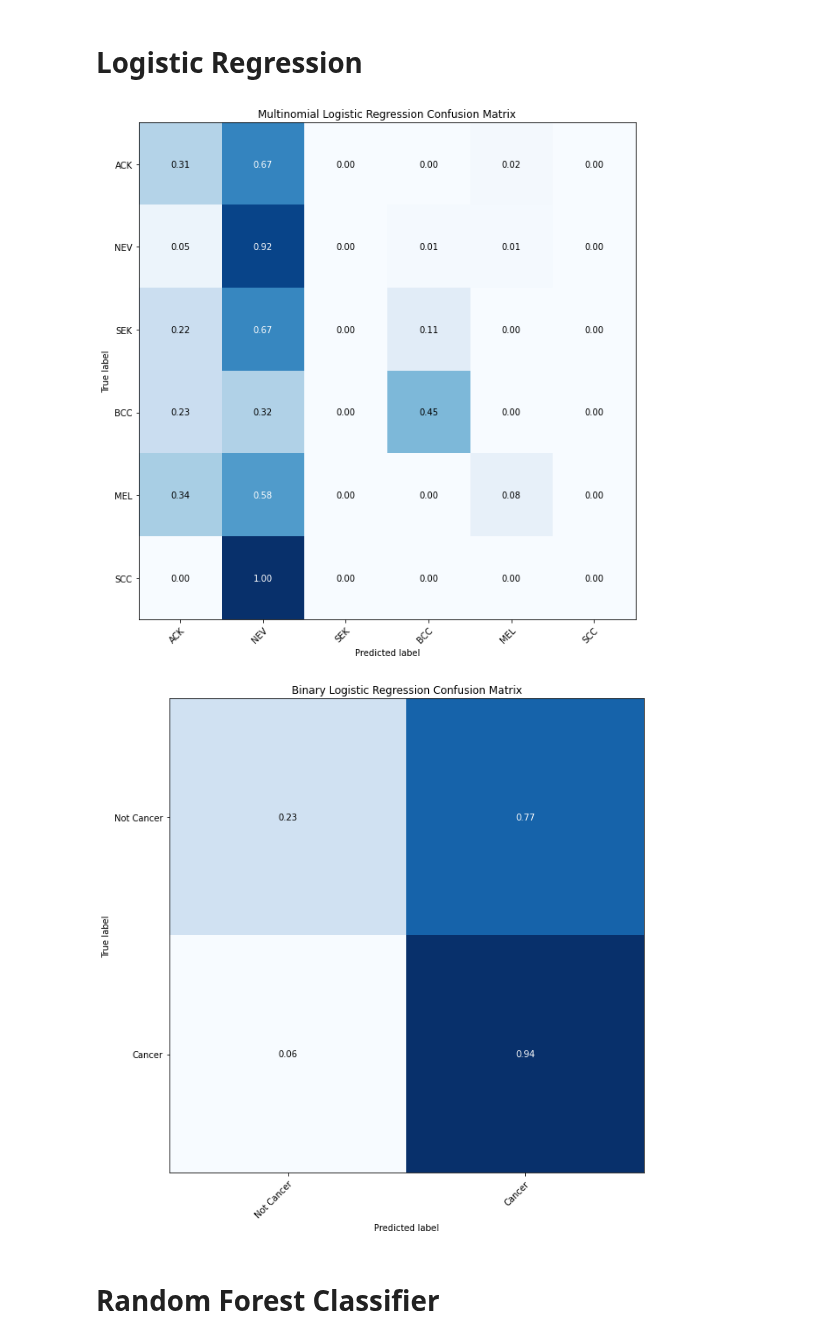
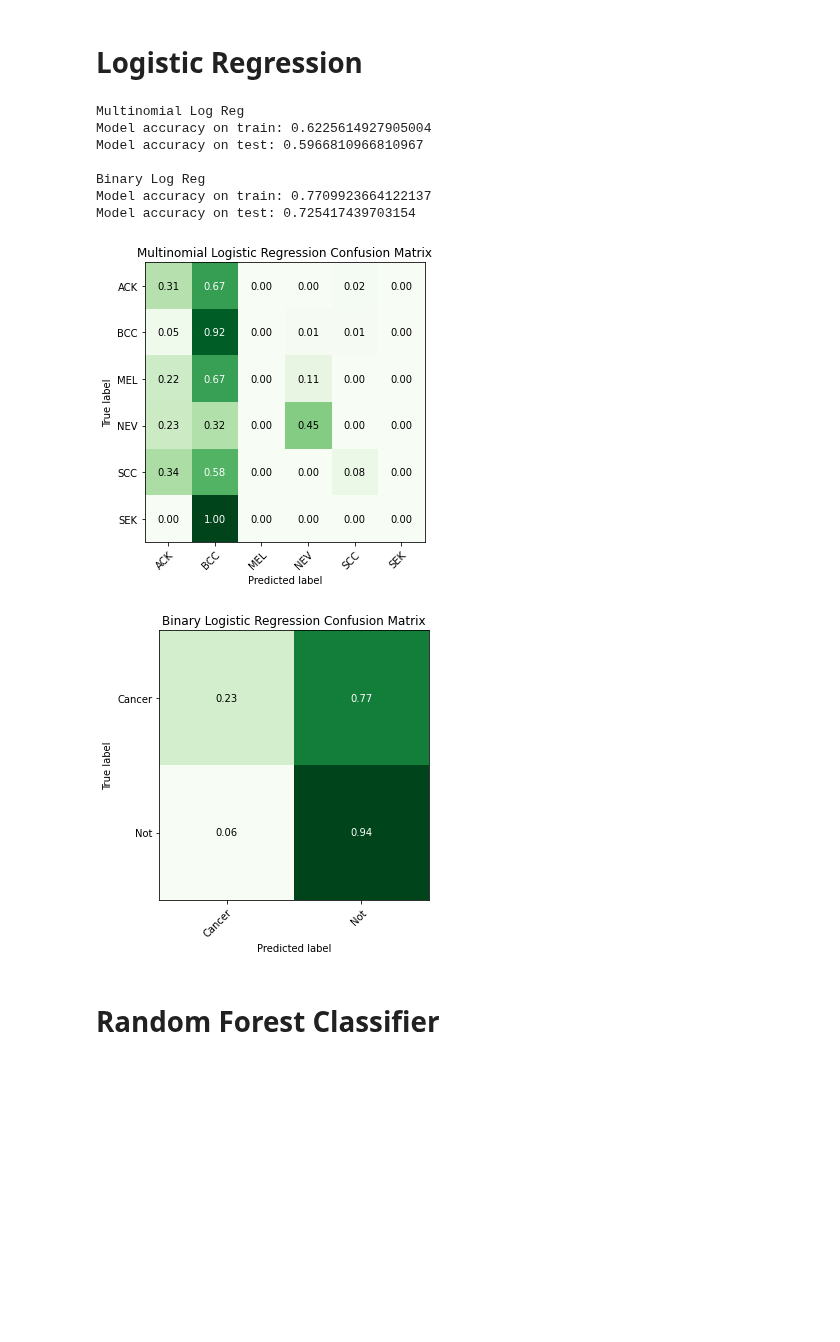
Before and after one commit to CEDipEngineering/ComputerAidedSkinCancerIdentificationAndDiagnosis, a Jupyter notebook: experiments/samuel/metadata_classifier_2.ipynb, the cells around one changed output. Cells and saved outputs as stored; diff of their text form; code cells hidden in the pictures; blank space fills up the shorter version.

Commit message:
Add score, improve conf matrix

```diff
--- a/experiments/samuel/metadata_classifier_2.ipynb
+++ b/experiments/samuel/metadata_classifier_2.ipynb
@@ -30,12 +30,12 @@ def plot_confusion_matrix(y_true, y_pred, classes,
 
     #print(cm)
 
-    fig, ax = plt.subplots(figsize = (9,9))
+    fig, ax = plt.subplots(figsize = (5,5))
     im = ax.imshow(cm, interpolation='nearest', cmap=cmap)
     # ax.figure.colorbar(im, ax=ax)
     ax.set(xticks=np.arange(cm.shape[1]),
            yticks=np.arange(cm.shape[0]),
-           xticklabels=classes, yticklabels=classes,
+           xticklabels=sorted(classes), yticklabels=sorted(classes),
            title=title,
            ylabel='True label',
            xlabel='Predicted label')
@@ -176,4 +176,4 @@ def eval_model(model, x_test, y_test, title, *, classes=None):
         classes_list = classes
     else:
         classes_list = list(set(y_test))
-    plot_confusion_matrix(y_test, y_pred, classes_list, normalize=True, title=title, cmap="Blues", save_to_file=True)
+    plot_confusion_matrix(y_test, y_pred, classes_list, normalize=True, title=title, save_to_file=True)
@@ -182,19 +202,34 @@ def eval_model(model, x_test, y_test, title, *, classes=None):
 # %%
 from sklearn.linear_model import LogisticRegression
 from sklearn.model_selection import cross_val_score
 from sklearn.metrics import f1_score
 from sklearn import metrics
 
+print("Multinomial Log Reg")
 log_reg = LogisticRegression(random_state=RANDOM_SEED, max_iter=1e5)
 log_reg.fit(x_train, y_train)
 eval_model(log_reg, x_test, y_test, title="Multinomial Logistic Regression Confusion Matrix")
+tr = cross_val_score(log_reg, x_train, y_train, cv=3, scoring='accuracy')
+tst = cross_val_score(log_reg, x_test, y_test, cv=3, scoring='accuracy')
+print(f"Model accuracy on train: {tr.mean()}\nModel accuracy on test: {tst.mean()}")
 
+print("\nBinary Log Reg")
 log_reg_bin = LogisticRegression(random_state=RANDOM_SEED, max_iter=1e5)
 log_reg_bin.fit(x_train_bin, y_train_bin)
-eval_model(log_reg_bin, x_test_bin, y_test_bin, title="Binary Logistic Regression Confusion Matrix", classes=["Not Cancer", "Cancer"])
+eval_model(log_reg_bin, x_test_bin, y_test_bin, title="Binary Logistic Regression Confusion Matrix", classes=["Not", "Cancer"])
+tr = cross_val_score(log_reg_bin, x_train_bin, y_train_bin, cv=3, scoring='accuracy')
+tst = cross_val_score(log_reg_bin, x_test_bin, y_test_bin, cv=3, scoring='accuracy')
+print(f"Model accuracy on train: {tr.mean()}\nModel accuracy on test: {tst.mean()}")
 # %% [output]
+Multinomial Log Reg
+Model accuracy on train: 0.6225614927905004
+Model accuracy on test: 0.5966810966810967
+
+Binary Log Reg
+Model accuracy on train: 0.7709923664122137
+Model accuracy on test: 0.725417439703154
-[figure, old version]
+[figure, new version]
-[figure, old version]
+[figure, new version]
 # %% [markdown]
 # Random Forest Classifier
 # %%
```
Also changed, not shown: parts of 5 cells of this notebook, 12 other files.
